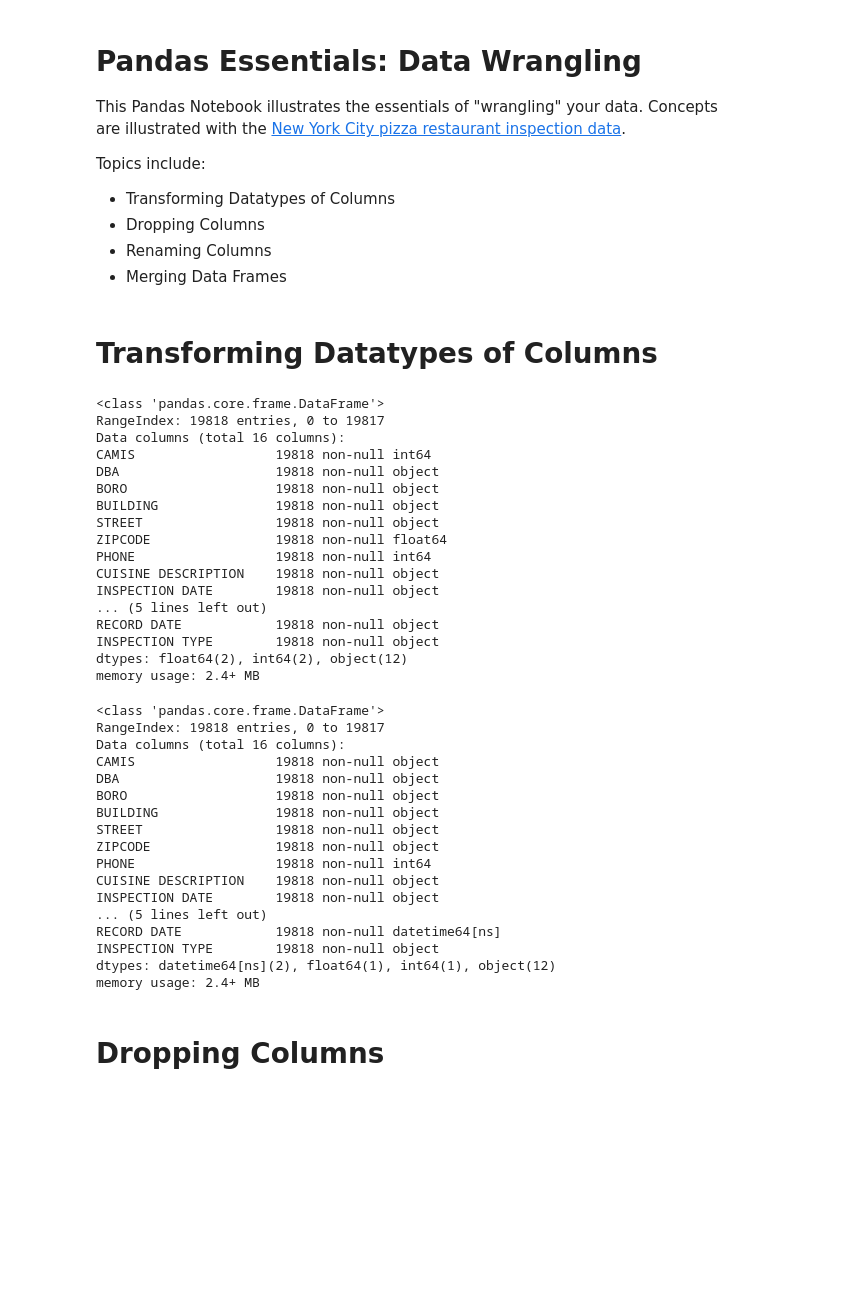
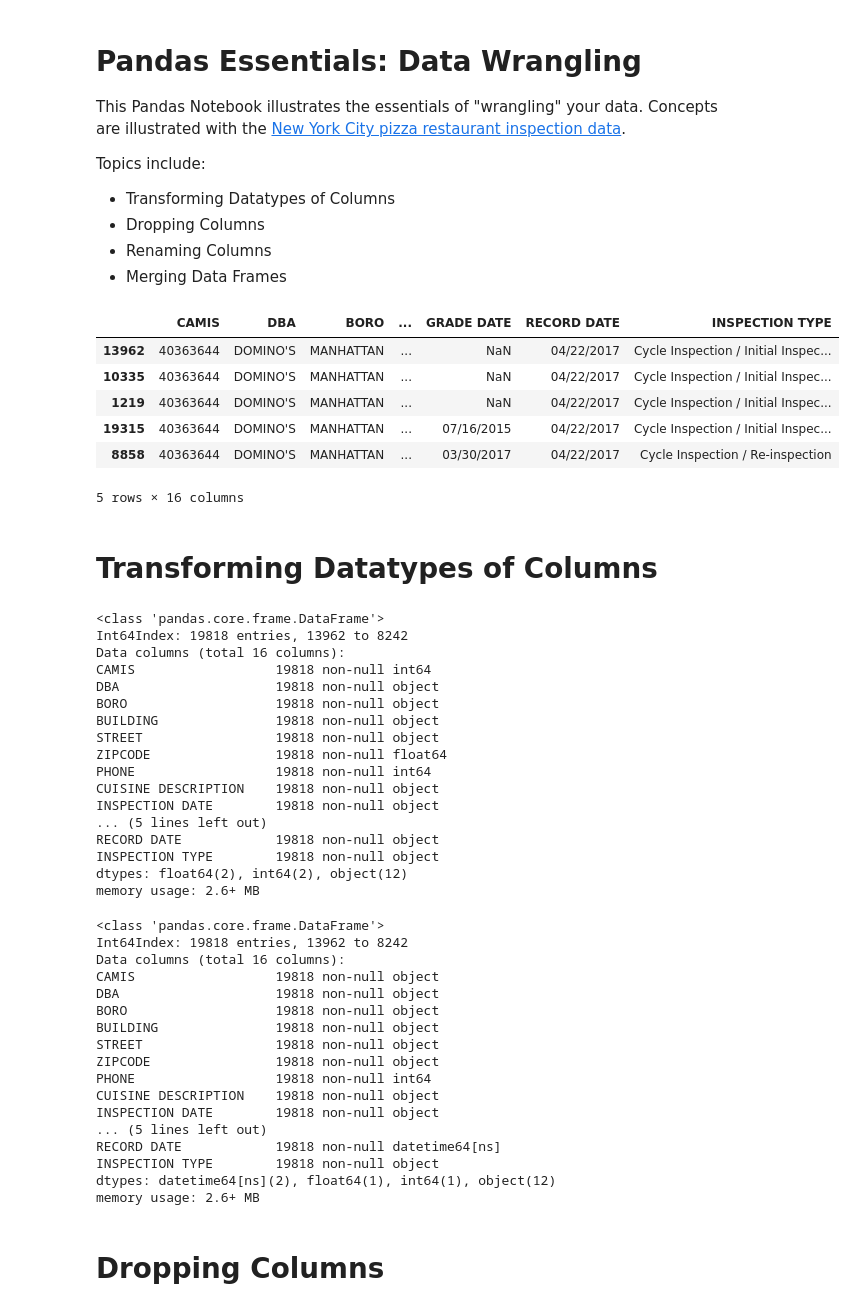
Before and after one commit to ecerami/pydata-essentials, a Jupyter notebook: pandas/6_wrangling.ipynb, the cells around one changed output. Saved outputs shown, nothing was run; the diff lists cells and outputs as text; code cells hidden in the pictures; blank space fills up the shorter version.

```diff
--- a/pandas/6_wrangling.ipynb
+++ b/pandas/6_wrangling.ipynb
@@ -17,3 +21,14 @@ pizza_df = pd.read_csv("data/NYC_Pizza_2017_Full.csv")
+# %%
+pizza_df.sort_values(by="CAMIS", inplace=True)
+pizza_df.head()
+# %% [output]
+|  | CAMIS | DBA | BORO | ... | GRADE DATE | RECORD DATE | INSPECTION TYPE |
+| 13962 | 40363644 | DOMINO'S | MANHATTAN | ... | NaN | 04/22/2017 | Cycle Inspection / Initial Inspec... |
+| 10335 | 40363644 | DOMINO'S | MANHATTAN | ... | NaN | 04/22/2017 | Cycle Inspection / Initial Inspec... |
+| 1219 | 40363644 | DOMINO'S | MANHATTAN | ... | NaN | 04/22/2017 | Cycle Inspection / Initial Inspec... |
+| 19315 | 40363644 | DOMINO'S | MANHATTAN | ... | 07/16/2015 | 04/22/2017 | Cycle Inspection / Initial Inspec... |
+| 8858 | 40363644 | DOMINO'S | MANHATTAN | ... | 03/30/2017 | 04/22/2017 | Cycle Inspection / Re-inspection |
+5 rows × 16 columns
 # %% [markdown]
 # Transforming Datatypes of Columns
 # %%
@@ -21,7 +36,7 @@ pizza_df = pd.read_csv("data/NYC_Pizza_2017_Full.csv")
 pizza_df.info()
 # %% [output]
 <class 'pandas.core.frame.DataFrame'>
-RangeIndex: 19818 entries, 0 to 19817
+Int64Index: 19818 entries, 13962 to 8242
 Data columns (total 16 columns):
 CAMIS                  19818 non-null int64
 DBA                    19818 non-null object
@@ -36,10 +51,9 @@ INSPECTION DATE        19818 non-null object
 RECORD DATE            19818 non-null object
 INSPECTION TYPE        19818 non-null object
 dtypes: float64(2), int64(2), object(12)
-memory usage: 2.4+ MB
+memory usage: 2.6+ MB
 # %%
-# Let's Transform Some columns to strings
-# and dates to datetime objects
+# Transform columns to strings and dates to datetime objects
 pizza_df["CAMIS"] = pizza_df.CAMIS.astype(str)
 pizza_df["ZIPCODE"] = pizza_df.ZIPCODE.astype(int).astype(str)
 pizza_df["GRADE DATE"] = pd.to_datetime(pizza_df["GRADE DATE"])
@@ -47,7 +61,7 @@ pizza_df["RECORD DATE"] = pd.to_datetime(pizza_df["RECORD DATE"])
 pizza_df.info()
 # %% [output]
 <class 'pandas.core.frame.DataFrame'>
-RangeIndex: 19818 entries, 0 to 19817
+Int64Index: 19818 entries, 13962 to 8242
 Data columns (total 16 columns):
 CAMIS                  19818 non-null object
 DBA                    19818 non-null object
@@ -62,7 +76,7 @@ INSPECTION DATE        19818 non-null object
 RECORD DATE            19818 non-null datetime64[ns]
 INSPECTION TYPE        19818 non-null object
 dtypes: datetime64[ns](2), float64(1), int64(1), object(12)
-memory usage: 2.4+ MB
+memory usage: 2.6+ MB
 # %% [markdown]
 # Dropping Columns
 # %%
```
Also changed, not shown: parts of 7 cells of this notebook, 3 other files.
